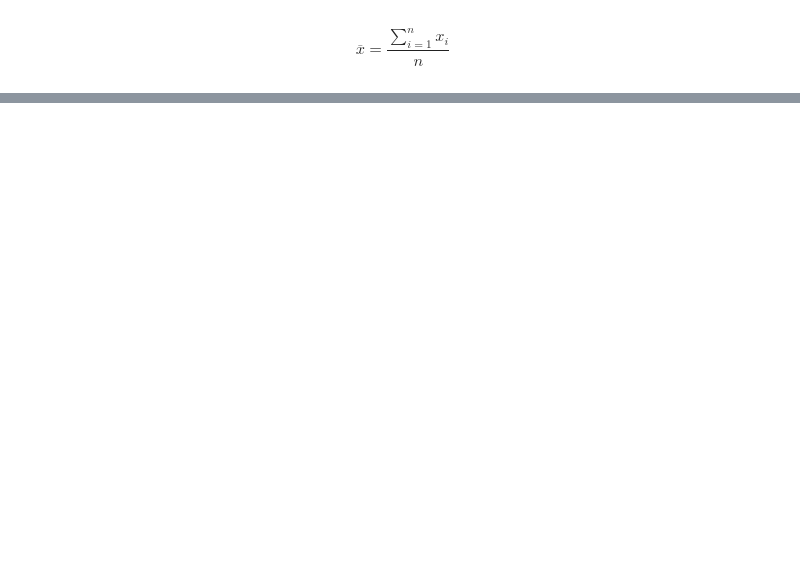
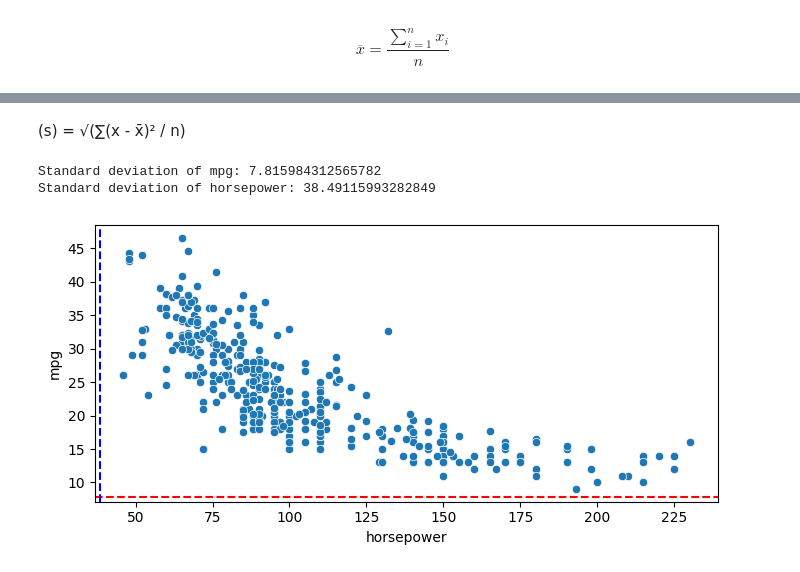
Before and after one commit to MxLied/Ai22Statistik, a Jupyter notebook: cars.ipynb, the cells around one changed output, grey strips where cells are left out. Cells and saved outputs as stored; diff of their text form; code cells hidden in the pictures; blank space fills up the shorter version.

```diff
--- a/cars.ipynb
+++ b/cars.ipynb
@@ -153,0 +193,34 @@ plt.show()
+# %% [markdown]
+ (s) = √(∑(x - x̄)² / n)
+# %%
+import pandas as pd
+import seaborn as sns
+import matplotlib.pyplot as plt
+
+#låt oss kolla på  på standardavvikelse för att sätta ditt poängen och en till
+# tjusig polot
+
+
+# räknar ut standard deviation
+mpg_stddev = df["mpg"].std()
+hp_stddev = df["horsepower"].std()
+
+# Printar reslutatetet
+print("Standard deviation of mpg:", mpg_stddev)
+print("Standard deviation of horsepower:", hp_stddev)
+
+# gör en scatter plot
+sns.scatterplot(x="horsepower", y="mpg", data=df)
+
+# lägger till en tjusig linje för x-axeln
+plt.axhline(y=mpg_stddev, color='red', linestyle='--')
+
+# lägger till en tjusig linje för y-axeln
+plt.axvline(x=hp_stddev, color='blue', linestyle='--')
+
+# Show the plot
+plt.show()
+# %% [output]
+Standard deviation of mpg: 7.815984312565782
+Standard deviation of horsepower: 38.49115993282849
+[figure, added]
```
Also changed, not shown: parts of 25 cells of this notebook.
